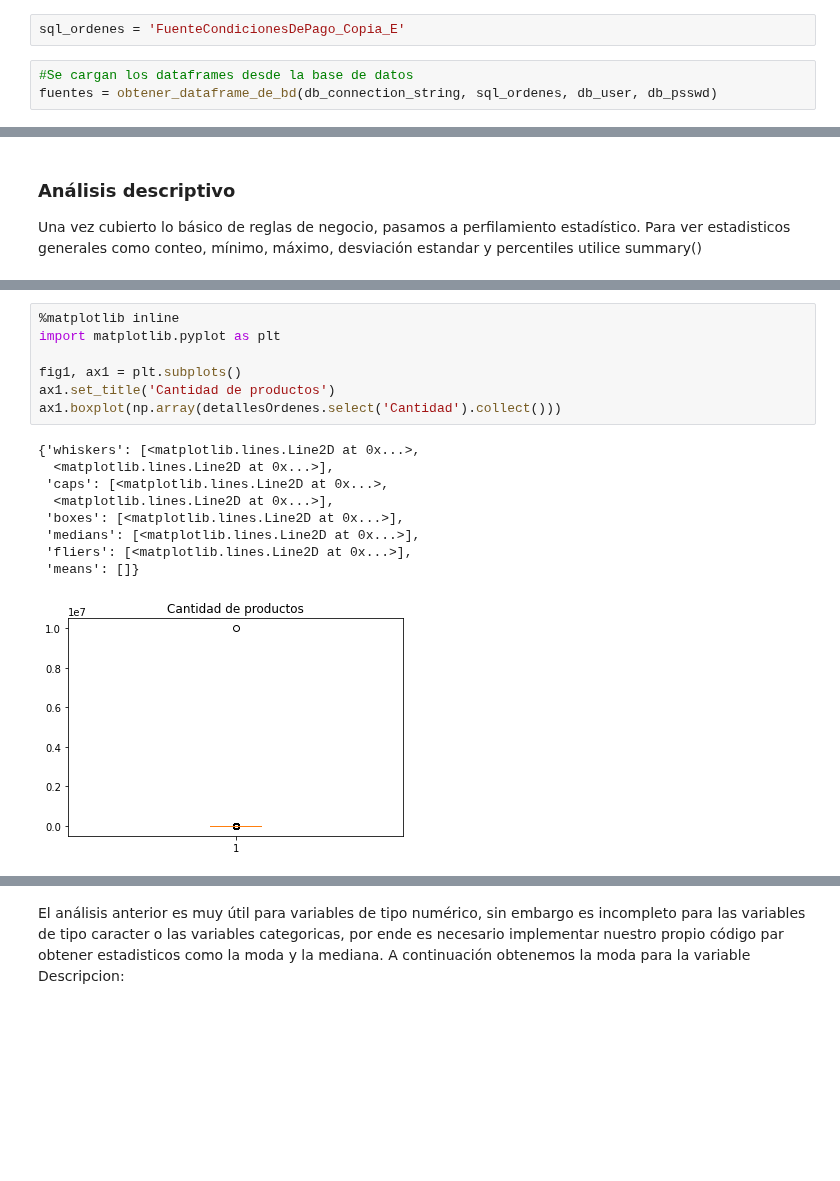
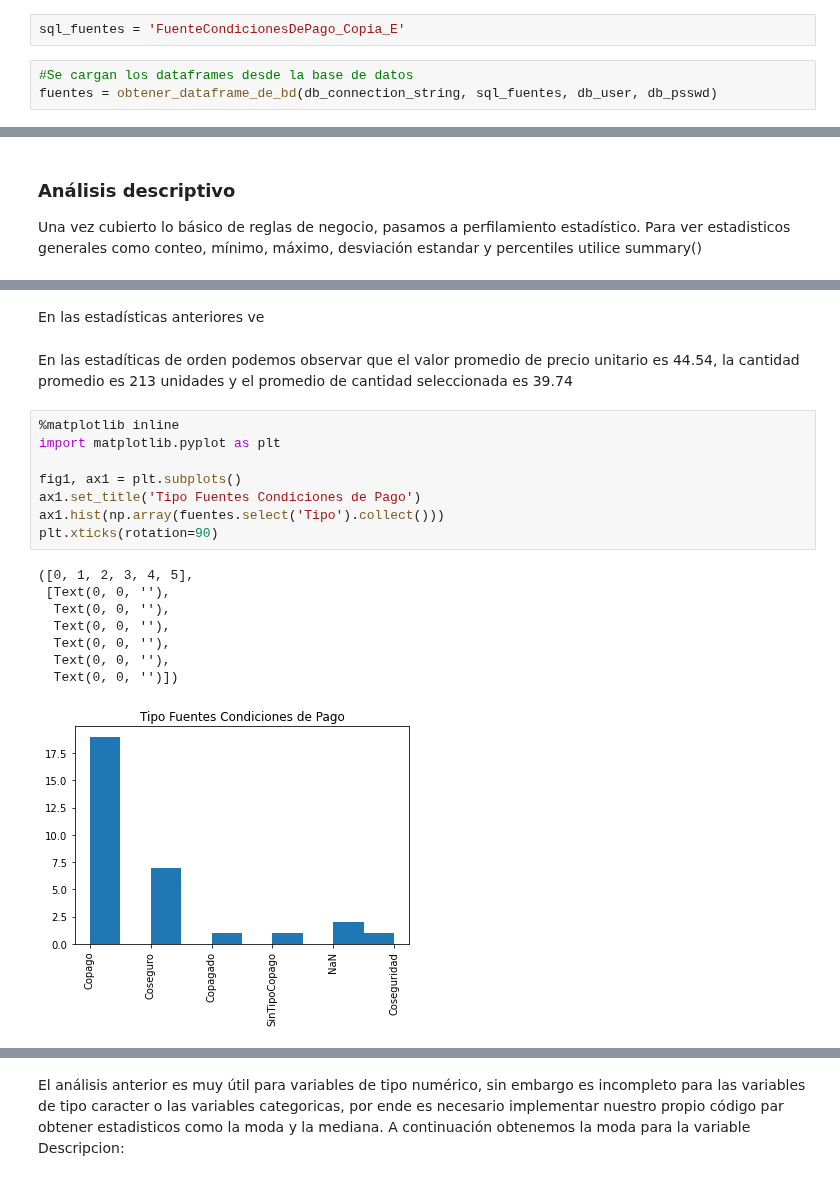
Before and after one commit to carrasquintero/Entrega_ETL, a Jupyter notebook: Analisis Datos.ipynb, the cells around one changed output, grey strips where cells are left out. Saved outputs shown, nothing was run; the diff lists cells and outputs as text; blank space fills up the shorter version.

Commit message:
Update Analisis Datos.ipynb
Entrega tablas área y fuentes de pago

```diff
--- a/Analisis Datos.ipynb
+++ b/Analisis Datos.ipynb
@@ -76,8 +76,8 @@ def obtener_dataframe_de_bd(db_connection_string, sql, db_user, db_psswd):
 Para consultar desde la base de datos se puede acceder directamente a la tabla dado su nombre o se puede especificar la sentencia SQL de un "SELECT" completo para traer la información total o parcial de la tabla que se requiere. A continuación un ejemplo de cada uno de estos usos.
 Acceso directo para el caso de órdenes y acceso con sentencia SQL para el caso de detallesOrdenes.
 # %%
-sql_ordenes = 'FuenteCondicionesDePago_Copia_E'
+sql_fuentes = 'FuenteCondicionesDePago_Copia_E'
 # %%
 #Se cargan los dataframes desde la base de datos
-fuentes = obtener_dataframe_de_bd(db_connection_string, sql_ordenes, db_user, db_psswd)
+fuentes = obtener_dataframe_de_bd(db_connection_string, sql_fuentes, db_user, db_psswd)
 # %% [markdown]
@@ -313,17 +236,21 @@ Otras formas de observar distribución o estadísticos son las graficas, de barr
+# %% [markdown]
+En las estadísticas anteriores ve
+# %% [markdown]
+En las estadíticas de orden podemos observar que el valor promedio de precio unitario es 44.54, la cantidad promedio es 213 unidades y el promedio de cantidad seleccionada es 39.74
 # %%
 %matplotlib inline
 import matplotlib.pyplot as plt
 
 fig1, ax1 = plt.subplots()
-ax1.set_title('Cantidad de productos')
-ax1.boxplot(np.array(detallesOrdenes.select('Cantidad').collect()))
+ax1.set_title('Tipo Fuentes Condiciones de Pago')
+ax1.hist(np.array(fuentes.select('Tipo').collect()))
+plt.xticks(rotation=90)
 # %% [output]
-{'whiskers': [<matplotlib.lines.Line2D at 0x...>,
-  <matplotlib.lines.Line2D at 0x...>],
- 'caps': [<matplotlib.lines.Line2D at 0x...>,
-  <matplotlib.lines.Line2D at 0x...>],
- 'boxes': [<matplotlib.lines.Line2D at 0x...>],
- 'medians': [<matplotlib.lines.Line2D at 0x...>],
- 'fliers': [<matplotlib.lines.Line2D at 0x...>],
- 'means': []}
+([0, 1, 2, 3, 4, 5],
+ [Text(0, 0, ''),
+  Text(0, 0, ''),
+  Text(0, 0, ''),
+  Text(0, 0, ''),
+  Text(0, 0, ''),
+  Text(0, 0, '')])
-[figure, old version]
+[figure, new version]
```
Also changed, not shown: parts of 132 cells of this notebook.
